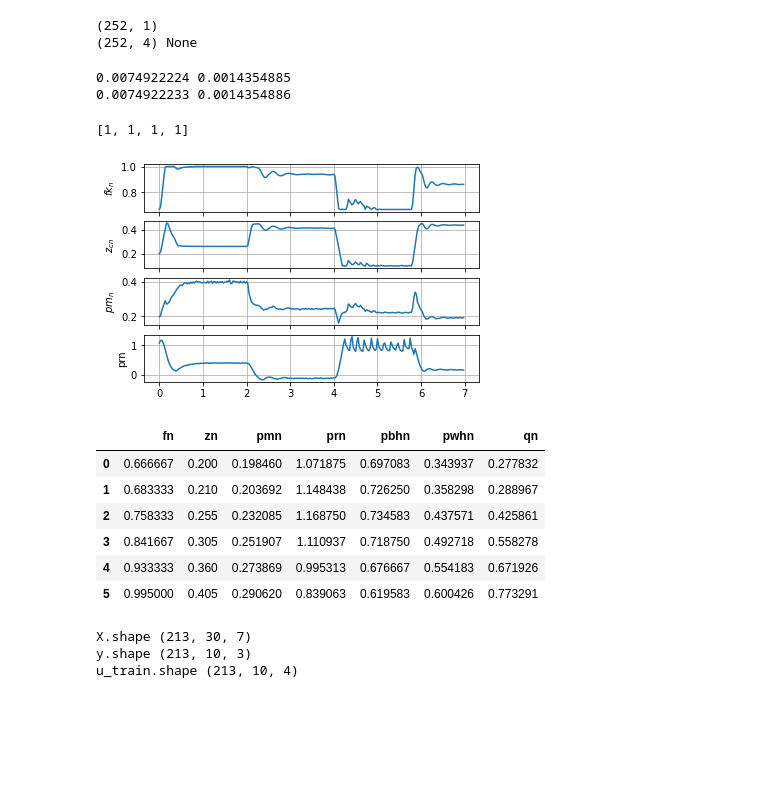
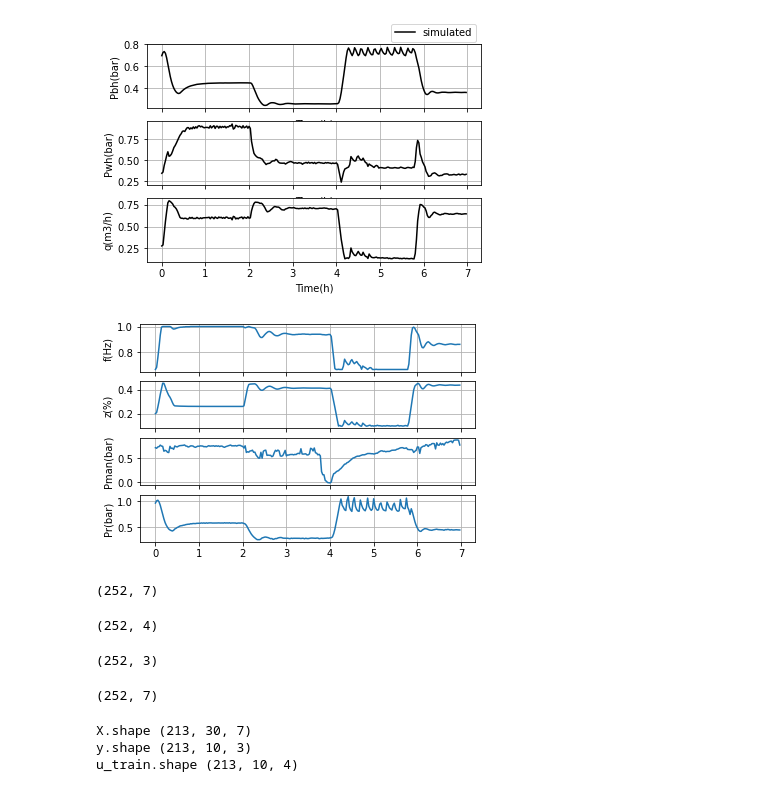
Before and after one commit to tanielfranklin/BCS, a Jupyter notebook: LEA_model/sim_pinn.ipynb, the cells around one changed output. Drawn from its saved outputs; the diff is of its cells as text; code cells hidden in the pictures; blank space fills up the shorter version.

```diff
--- a/LEA_model/sim_pinn.ipynb
+++ b/LEA_model/sim_pinn.ipynb
@@ -26,3 +25,9 @@ x1,x2,x3=simulador.BCS_EXP.get_ss_values() # Armazenamento dos valores dos estad
 
 maxtime = fk.shape[0]
 nsim=maxtime
+delta_pm=0.17e5-0.04e5;delta_pr=2.2e5-1.5e5
+norm_u=[[60,100,delta_pm,delta_pr],[0,0,0.04e5,1.5e5]]
+norm_x=norm_values()
+#norm_u=[[1,1,1,1],[0,0,0,0]]
+tsteps=[30,10] #time-steps backward and forward
+dataset=Dataset_Pinn([fk,zc,pman,pres,x1,x2,x3],norm_x,norm_u,tsteps)
@@ -59,46 +33,0 @@ prn=(pres-1.75e5)/0.4e5
-# %%
-u=np.hstack([fk.reshape(len(fk),1),zc.reshape(len(fk),1),pman.reshape(len(fk),1),pres.reshape(len(fk),1)])
-Cc=2e-5;
-pmn=(x2-pman)/(25*1e5); #Cc=Cc/sqrt(kn)
-un=np.hstack([fk.reshape(len(fk),1)/60,zc.reshape(len(fk),1)/100, pmn, prn])
-print(u.shape,print(x1.shape))
-df = pd.DataFrame(np.hstack([un,x1,x2,x3]),columns=['f','z','pm','pr','pbh','pwh','q'])
-# %% [output]
-(252, 1)
-(252, 4) None
-# %%
-#checking scaling
-qch = (zc/100.0)*Cc * np.sqrt((25*1e5))*np.sqrt(np.abs(pmn));
-print(qch.max(),qch.min())
-qch = (zc/100.0)*Cc * np.sqrt(np.abs(x2-pman));
-print(qch.max(),qch.min())
-# %% [output]
-0.0074922224 0.0014354885
-0.0074922233 0.0014354886
-# %%
-label = [r'$fk_n$',r'$z_{cn}$', r"$pm_n$","prn"];
-scale_plot=[1, 1, 1, 1]
-
-#scale_plot=[1, 1, 1, 1]
-Figura=PlotLEA()
-Figura.update_label_u(label)
-Figura.update_scale_u(scale_plot)
-Fig_u=Figura.plot_exogenous(un.T,tempo)
-print(Figura.u_scale)
-# %% [output]
-[1, 1, 1, 1]
-[figure, removed]
-# %%
-df = pd.DataFrame(np.hstack([un,x1n,x2n,x3n]),columns=['fn','zn','pmn','prn','pbhn','pwhn','qn'])
-# Defining a batch size based on the data
-nvar=len(df.columns)
-#pd.set_option('display.precision', 3)
-df.head(n=6)
-# %% [output]
-|  | fn | zn | pmn | prn | pbhn | pwhn | qn |
-| 0 | 0.666667 | 0.200 | 0.198460 | 1.071875 | 0.697083 | 0.343937 | 0.277832 |
-| 1 | 0.683333 | 0.210 | 0.203692 | 1.148438 | 0.726250 | 0.358298 | 0.288967 |
-| 2 | 0.758333 | 0.255 | 0.232085 | 1.168750 | 0.734583 | 0.437571 | 0.425861 |
-| 3 | 0.841667 | 0.305 | 0.251907 | 1.110937 | 0.718750 | 0.492718 | 0.558278 |
-| 4 | 0.933333 | 0.360 | 0.273869 | 0.995313 | 0.676667 | 0.554183 | 0.671926 |
-| 5 | 0.995000 | 0.405 | 0.290620 | 0.839063 | 0.619583 | 0.600426 | 0.773291 |
@@ -107,3 +34,29 @@ dset = df.values.astype(float)
+# %%
+# Verificar Normalização
+tempo=simulador.BCS_EXP.tempo_hora
+fig=simulador.plotLEA.plot_states([[dataset.xn[:,0]*1e5,dataset.xn[:,1]*1e5,dataset.xn[:,2]/3600]],tempo)
+fig=simulador.plotLEA.plot_exogenous([dataset.un[:,0],dataset.un[:,1],dataset.un[:,2]*1e5,dataset.un[:,3]*1e5],tempo)
+# %% [output]
+[figure, added]
+[figure, added]
+# %%
+print(dataset.data.shape)
+dataset.un.shape
+# %% [output]
+(252, 7)
+(252, 4)
+# %%
+dataset.xn.shape
+# %% [output]
+(252, 3)
+# %%
+#dset = df.values.astype(float)
+dset=np.hstack((dataset.un,dataset.xn))
+# dset=np.array(dataset.un.extend(dataset.xn))
+# dset=np.hstack([dataset.un,dataset.xn])
+dset.shape
+# %% [output]
+(252, 7)
 # %%
 n_steps_in, n_steps_out = 30 ,10# convert into input/output
 a, b,c= split_sequences(dset, n_steps_in, n_steps_out)
```
Also changed, not shown: parts of 16 cells of this notebook, 10 other files.
